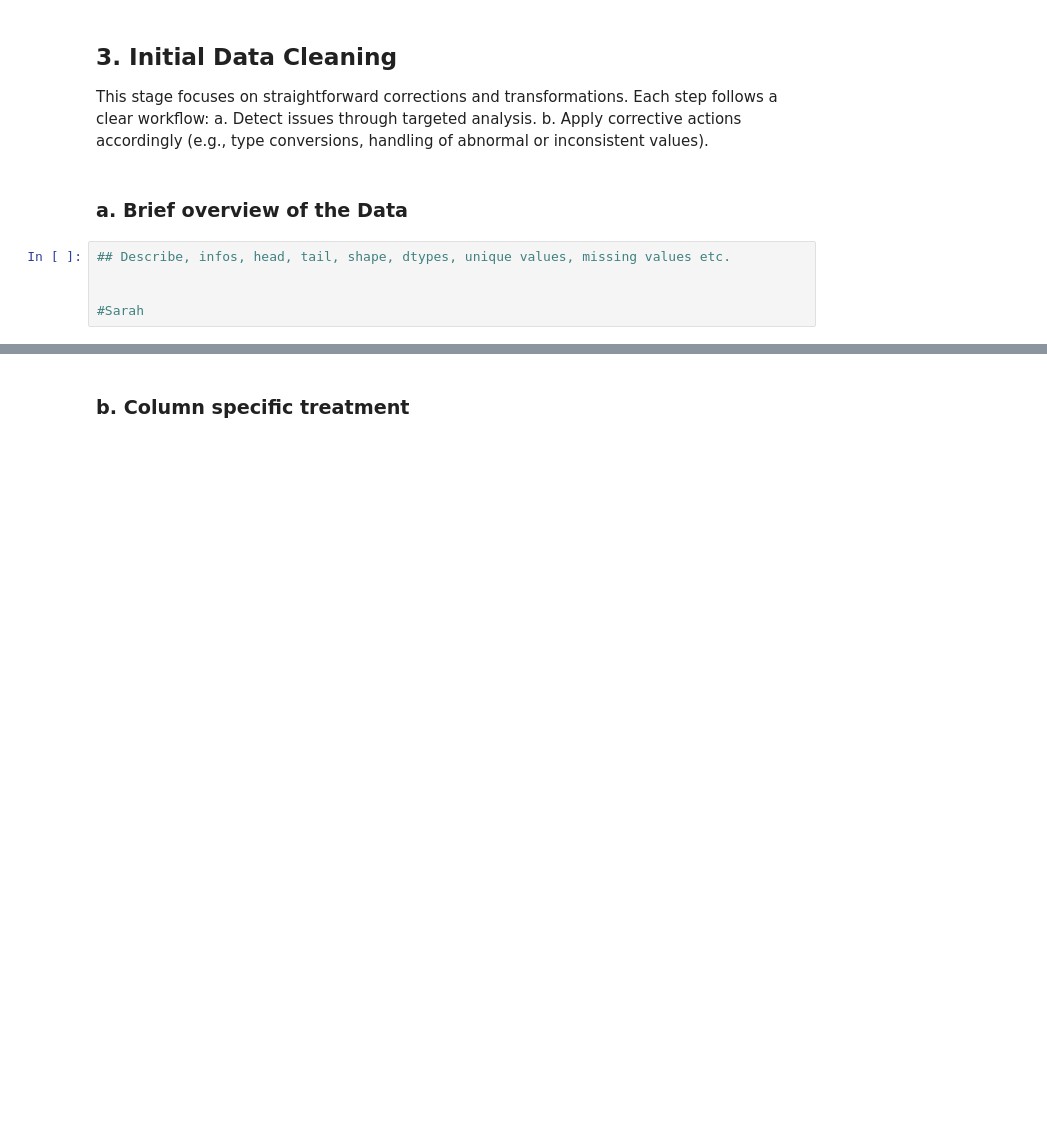
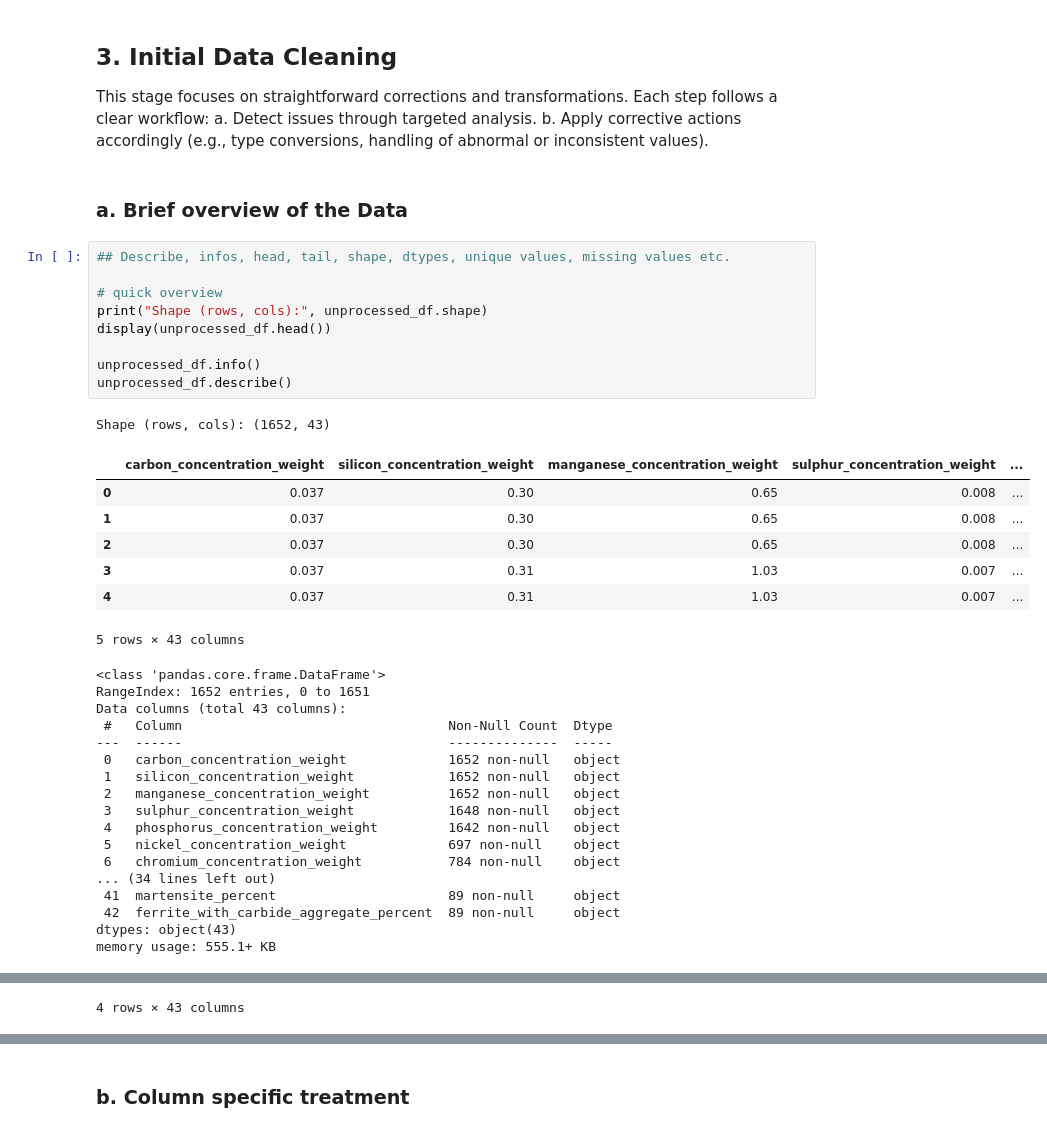
Before and after one commit to KarinaMusina44/weld-quality-prediction, a Jupyter notebook: Pre-processing-clean.ipynb, the cells around one changed output, grey strips where cells are left out. Saved outputs shown, nothing was run; the diff lists cells and outputs as text; blank space fills up the shorter version.

```diff
--- a/Pre-processing-clean.ipynb
+++ b/Pre-processing-clean.ipynb
@@ -33,5 +56,35 @@ b. Apply corrective actions accordingly (e.g., type conversions, handling of abn
 # %%
 ## Describe, infos, head, tail, shape, dtypes, unique values, missing values etc.
 
+# quick overview
+print("Shape (rows, cols):", unprocessed_df.shape)
+display(unprocessed_df.head())
 
-#Sarah
+unprocessed_df.info()
+unprocessed_df.describe()
+# %% [output]
+Shape (rows, cols): (1652, 43)
+|  | carbon_concentration_weight | silicon_concentration_weight | manganese_concentration_weight | sulphur_concentration_weight | ... |
+| 0 | 0.037 | 0.30 | 0.65 | 0.008 | ... |
+| 1 | 0.037 | 0.30 | 0.65 | 0.008 | ... |
+| 2 | 0.037 | 0.30 | 0.65 | 0.008 | ... |
+| 3 | 0.037 | 0.31 | 1.03 | 0.007 | ... |
+| 4 | 0.037 | 0.31 | 1.03 | 0.007 | ... |
+5 rows × 43 columns
+<class 'pandas.core.frame.DataFrame'>
+RangeIndex: 1652 entries, 0 to 1651
+Data columns (total 43 columns):
+ #   Column                                  Non-Null Count  Dtype
+---  ------                                  --------------  -----
+ 0   carbon_concentration_weight             1652 non-null   object
+ 1   silicon_concentration_weight            1652 non-null   object
+ 2   manganese_concentration_weight          1652 non-null   object
+ 3   sulphur_concentration_weight            1648 non-null   object
+ 4   phosphorus_concentration_weight         1642 non-null   object
+ 5   nickel_concentration_weight             697 non-null    object
+ 6   chromium_concentration_weight           784 non-null    object
+... (34 lines left out)
+ 41  martensite_percent                      89 non-null     object
+ 42  ferrite_with_carbide_aggregate_percent  89 non-null     object
+dtypes: object(43)
+memory usage: 555.1+ KB
@@ -37,0 +96 @@ b. Apply corrective actions accordingly (e.g., type conversions, handling of abn
+4 rows × 43 columns
```
Also changed, not shown: parts of 19 cells of this notebook, 2 other files.
